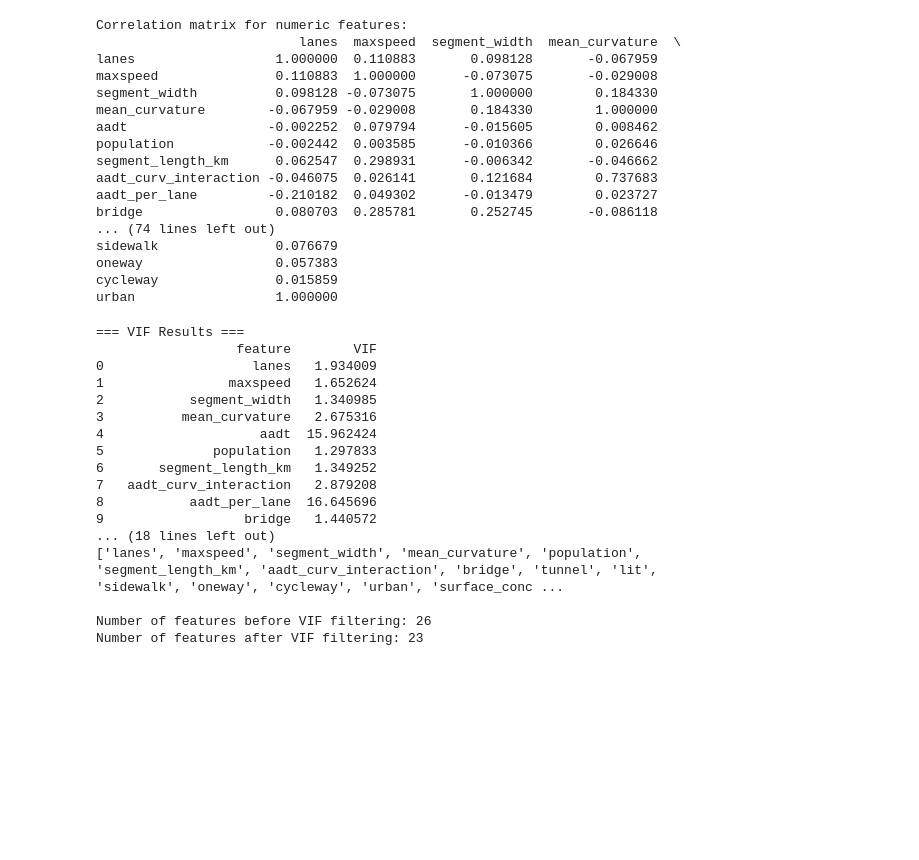
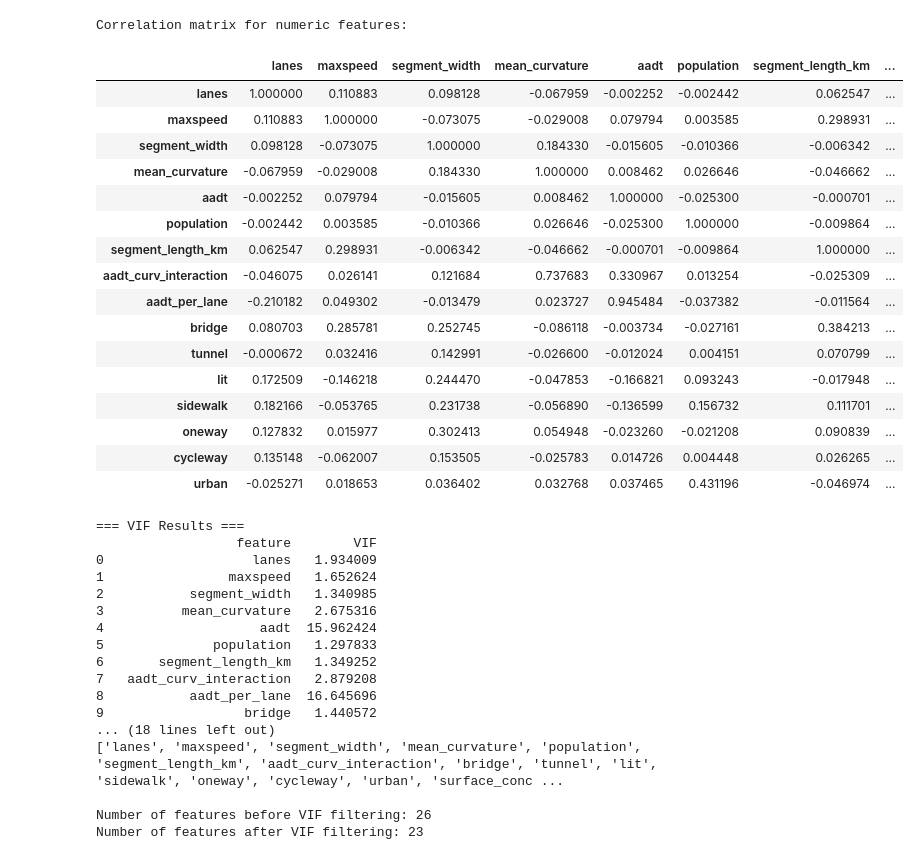
Before and after one commit to KinGabriel/speed_limit_predictive_model, a Jupyter notebook: XGBOOST/XGBOOST.ipynb, the cells around one changed output. Saved outputs shown, nothing was run; the diff lists cells and outputs as text; code cells hidden in the pictures; blank space fills up the shorter version.

```diff
--- a/XGBOOST/XGBOOST.ipynb
+++ b/XGBOOST/XGBOOST.ipynb
@@ -104,50 +132,51 @@ numeric_cols = [
 
 
     'aadt_curv_interaction',
     'aadt_per_lane',
 
     # Binary columns (as numeric)
     'bridge',
     'tunnel',
     'lit',
     'sidewalk',
     'oneway',
     'cycleway',
     'urban'
 ]
 pre = ColumnTransformer([
     ('num', StandardScaler(), numeric_cols),
     ('cat', OneHotEncoder(drop='first', handle_unknown='ignore', sparse_output=False), ['surface', 'highway', 'classification'])
 ], remainder='drop')
 
 X_tr_p = pre.fit_transform(X_train)
 X_te_p = pre.transform(X_test)
 feat_names = np.concatenate([
     pre.named_transformers_['num'].get_feature_names_out(numeric_cols),
     pre.named_transformers_['cat'].get_feature_names_out(['surface', 'highway', 'classification'])
 ])
 
 X_tr_df = pd.DataFrame(X_tr_p[:, :len(numeric_cols)], columns=numeric_cols)
 print("Correlation matrix for numeric features:")
-print(X_tr_df.corr())
+X_tr_df.corr()
 # %% [output]
 Correlation matrix for numeric features:
-                          lanes  maxspeed  segment_width  mean_curvature  \
-lanes                  1.000000  0.110883       0.098128       -0.067959
-maxspeed               0.110883  1.000000      -0.073075       -0.029008
-segment_width          0.098128 -0.073075       1.000000        0.184330
-mean_curvature        -0.067959 -0.029008       0.184330        1.000000
-aadt                  -0.002252  0.079794      -0.015605        0.008462
-population            -0.002442  0.003585      -0.010366        0.026646
-segment_length_km      0.062547  0.298931      -0.006342       -0.046662
-aadt_curv_interaction -0.046075  0.026141       0.121684        0.737683
-aadt_per_lane         -0.210182  0.049302      -0.013479        0.023727
-bridge                 0.080703  0.285781       0.252745       -0.086118
-... (74 lines left out)
-sidewalk               0.076679
-oneway                 0.057383
-cycleway               0.015859
-urban                  1.000000
+|  | lanes | maxspeed | segment_width | mean_curvature | aadt | population | segment_length_km | ... |
+| lanes | 1.000000 | 0.110883 | 0.098128 | -0.067959 | -0.002252 | -0.002442 | 0.062547 | ... |
+| maxspeed | 0.110883 | 1.000000 | -0.073075 | -0.029008 | 0.079794 | 0.003585 | 0.298931 | ... |
+| segment_width | 0.098128 | -0.073075 | 1.000000 | 0.184330 | -0.015605 | -0.010366 | -0.006342 | ... |
+| mean_curvature | -0.067959 | -0.029008 | 0.184330 | 1.000000 | 0.008462 | 0.026646 | -0.046662 | ... |
+| aadt | -0.002252 | 0.079794 | -0.015605 | 0.008462 | 1.000000 | -0.025300 | -0.000701 | ... |
+| population | -0.002442 | 0.003585 | -0.010366 | 0.026646 | -0.025300 | 1.000000 | -0.009864 | ... |
+| segment_length_km | 0.062547 | 0.298931 | -0.006342 | -0.046662 | -0.000701 | -0.009864 | 1.000000 | ... |
+| aadt_curv_interaction | -0.046075 | 0.026141 | 0.121684 | 0.737683 | 0.330967 | 0.013254 | -0.025309 | ... |
+| aadt_per_lane | -0.210182 | 0.049302 | -0.013479 | 0.023727 | 0.945484 | -0.037382 | -0.011564 | ... |
+| bridge | 0.080703 | 0.285781 | 0.252745 | -0.086118 | -0.003734 | -0.027161 | 0.384213 | ... |
+| tunnel | -0.000672 | 0.032416 | 0.142991 | -0.026600 | -0.012024 | 0.004151 | 0.070799 | ... |
+| lit | 0.172509 | -0.146218 | 0.244470 | -0.047853 | -0.166821 | 0.093243 | -0.017948 | ... |
+| sidewalk | 0.182166 | -0.053765 | 0.231738 | -0.056890 | -0.136599 | 0.156732 | 0.111701 | ... |
+| oneway | 0.127832 | 0.015977 | 0.302413 | 0.054948 | -0.023260 | -0.021208 | 0.090839 | ... |
+| cycleway | 0.135148 | -0.062007 | 0.153505 | -0.025783 | 0.014726 | 0.004448 | 0.026265 | ... |
+| urban | -0.025271 | 0.018653 | 0.036402 | 0.032768 | 0.037465 | 0.431196 | -0.046974 | ... |
 # %%
 # === Step 7: Variance Threshold + VIF ===
 vt = VarianceThreshold(0.0)
```
Also changed, not shown: parts of 5 cells of this notebook.
